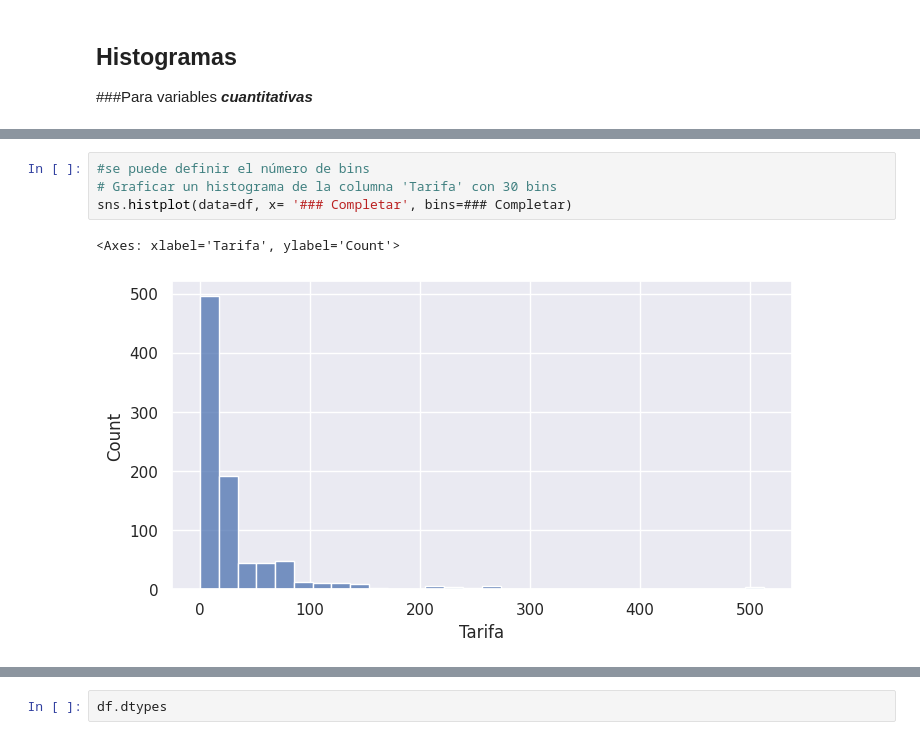
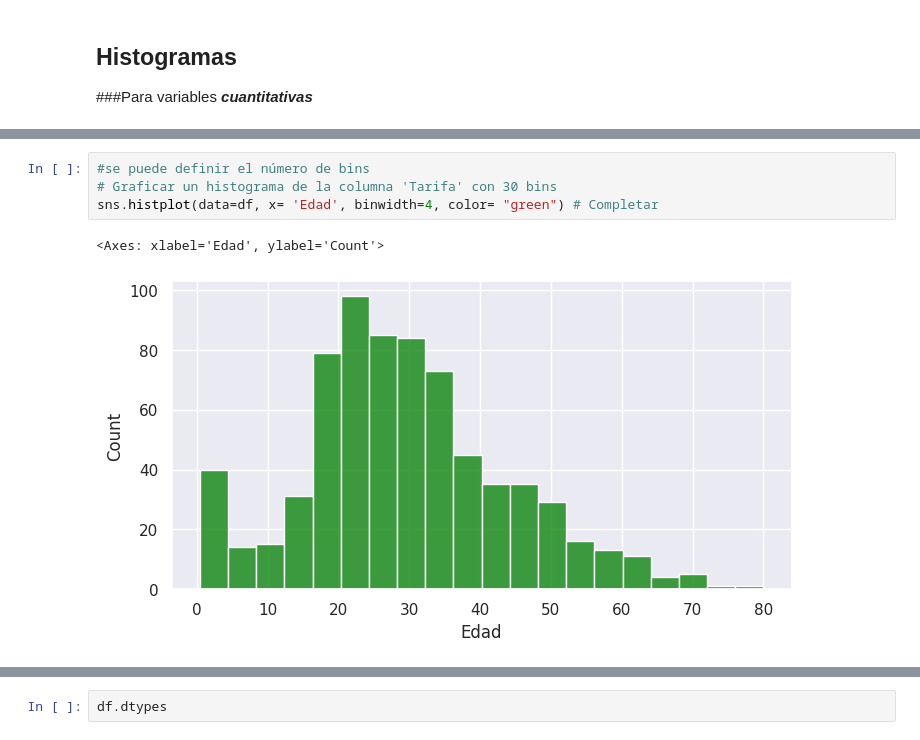
Before and after one commit to DavChing/programa-python_utec, a Jupyter notebook: Modulo3/BSesión_5_Univariado_[Student_View].ipynb, the cells around one changed output, grey strips where cells are left out. Saved outputs shown, nothing was run; the diff lists cells and outputs as text.

```diff
--- a/Modulo3/BSesión_5_Univariado_[Student_View].ipynb
+++ b/Modulo3/BSesión_5_Univariado_[Student_View].ipynb
@@ -299,10 +299,10 @@ sns.histplot(data=df, x= '### Completar', binwidth=50)
 # %%
 #se puede definir el número de bins
 # Graficar un histograma de la columna 'Tarifa' con 30 bins
-sns.histplot(data=df, x= '### Completar', bins=### Completar)
+sns.histplot(data=df, x= 'Edad', binwidth=4, color= "green") # Completar
 # %% [output]
-<Axes: xlabel='Tarifa', ylabel='Count'>
+<Axes: xlabel='Edad', ylabel='Count'>
-[figure, old version]
+[figure, new version]
 # %%
 #se puede agregar la forma de la distribución
 # Graficar un histograma de la columna 'Tarifa' con 30 bins y la estimación de densidad kernel (KDE)
```
Also changed, not shown: parts of 7 cells of this notebook.
